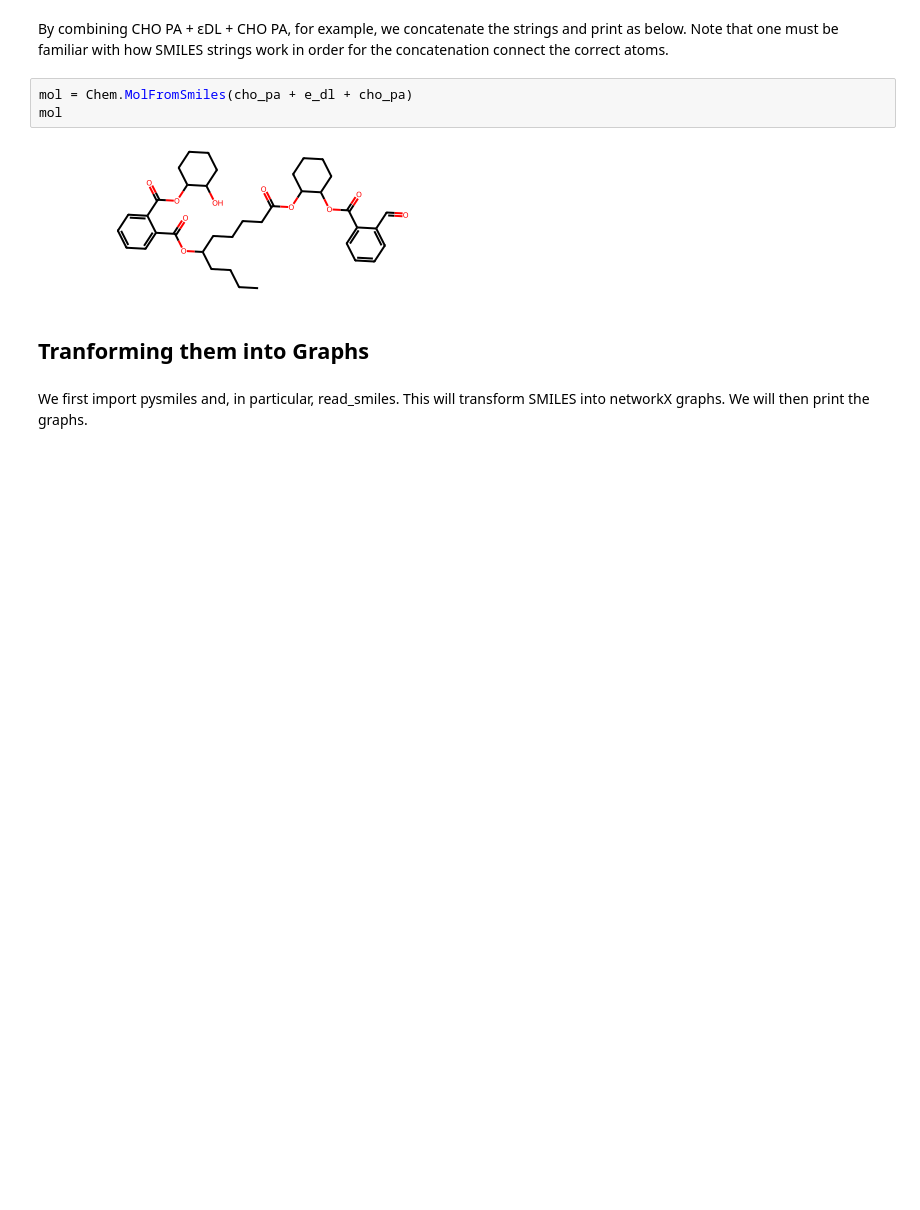
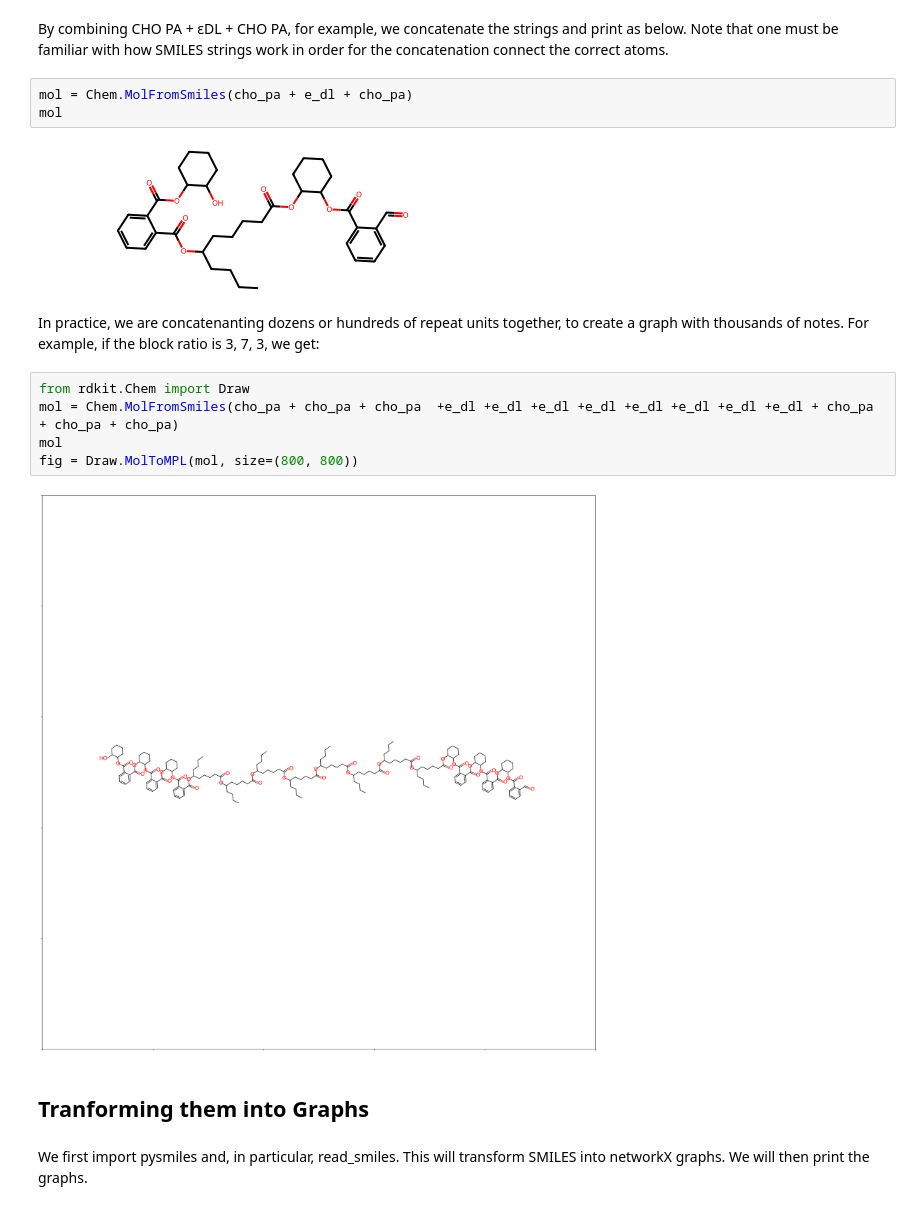
Before and after one commit to davidkmarzagao/polyAGM, a Jupyter notebook: From SMILES to Graphs.ipynb, the cells around one changed output. Cells and saved outputs as stored; diff of their text form; blank space fills up the shorter version.

Commit message:
updating readme and SMILES to grakel graphs

```diff
--- a/From SMILES to Graphs.ipynb
+++ b/From SMILES to Graphs.ipynb
@@ -27,6 +27,15 @@ mol = Chem.MolFromSmiles(cho_pa + e_dl + cho_pa)
 mol
 # %% [output]
 [figure]
+# %% [markdown]
+In practice, we are concatenanting dozens or hundreds of repeat units together, to create a graph with thousands of notes. For example, if the block ratio is 3, 7, 3, we get:
+# %%
+from rdkit.Chem import Draw
+mol = Chem.MolFromSmiles(cho_pa + cho_pa + cho_pa  +e_dl +e_dl +e_dl +e_dl +e_dl +e_dl +e_dl +e_dl + cho_pa + cho_pa + cho_pa)
+mol
+fig = Draw.MolToMPL(mol, size=(800, 800))
+# %% [output]
+[figure, added]
 # %% [markdown]
 ## Tranforming them into Graphs
 # %% [markdown]
```
Also changed, not shown: parts of 3 cells of this notebook, 3 other files.
